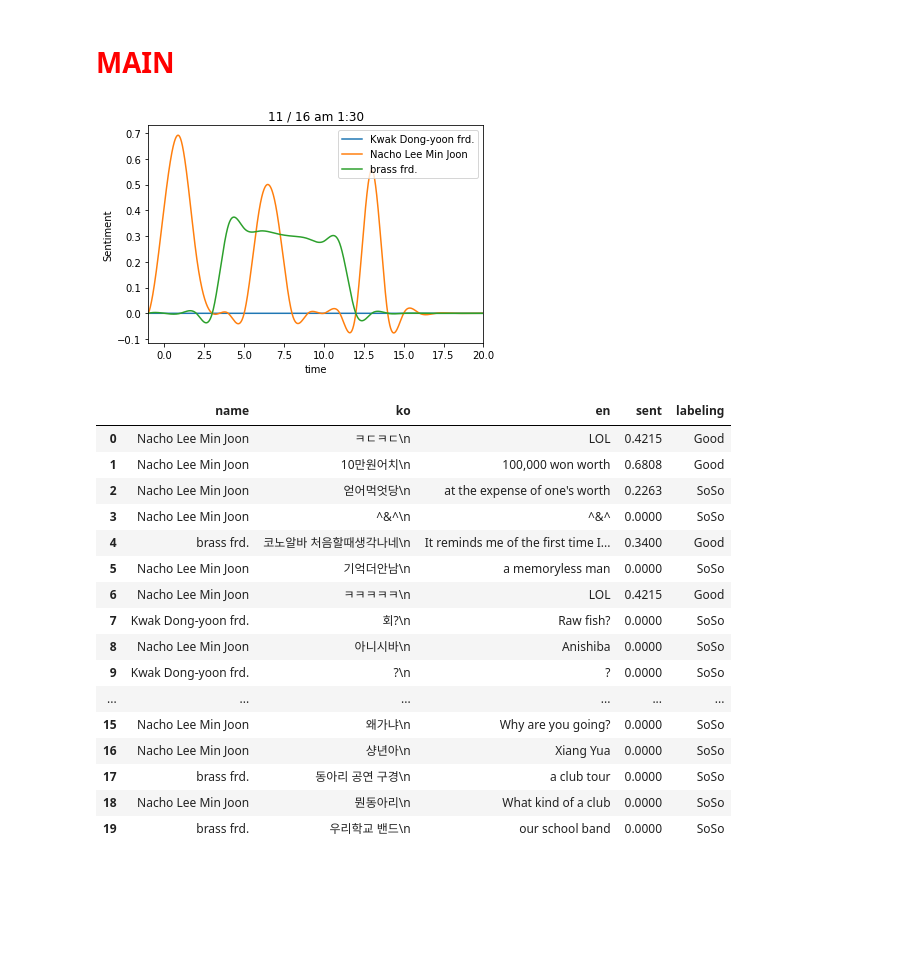
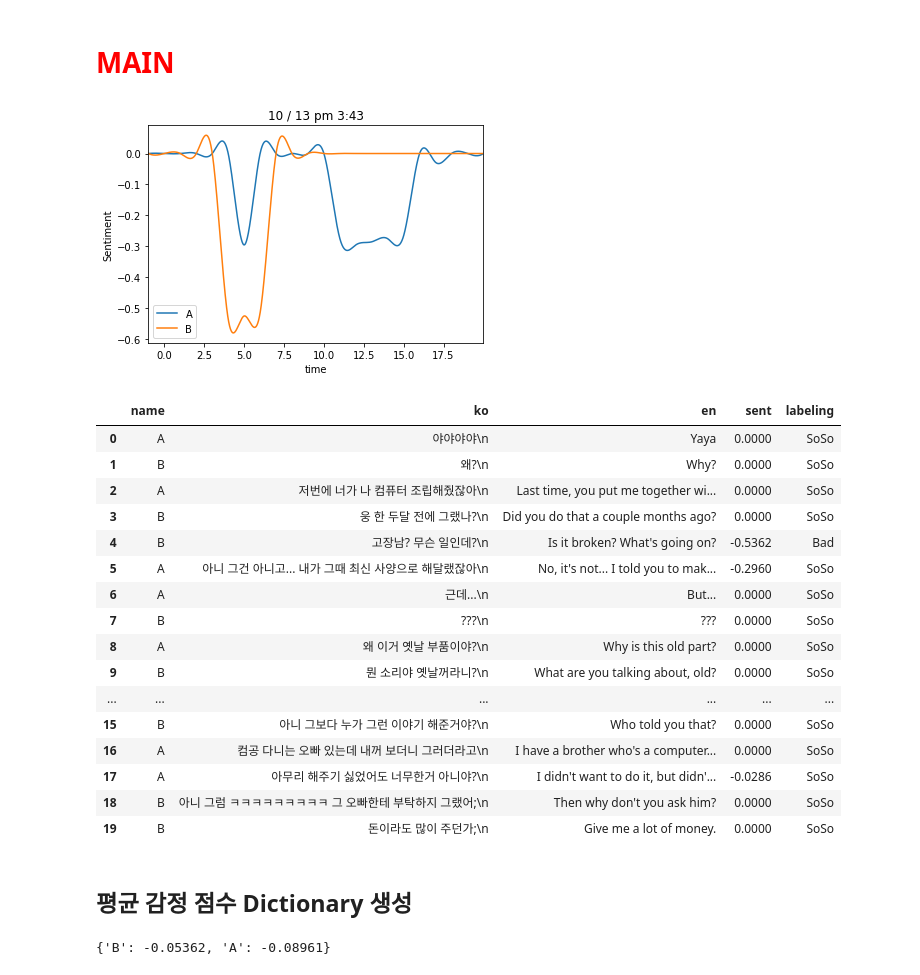
Before and after one commit to fxnnxc/Kakaotalk_conversation, a Jupyter notebook: KakaoTalk NLP Main.ipynb, the cells around one changed output. Cells and saved outputs as stored; diff of their text form; code cells hidden in the pictures; blank space fills up the shorter version.

Commit message:
add gitignore and get_avg_emotion_dict function

```diff
--- a/KakaoTalk NLP Main.ipynb
+++ b/KakaoTalk NLP Main.ipynb
@@ -161,52 +161,56 @@ def plot_time_sentiment(df, time):
 # %%
 import pandas as pd
 
 # set time
-Month = 11
-Day = 16
-AM = True
-Hour = 1
-Minute ="30"
+Month = 10
+Day = 13
+AM = False
+Hour = 3
+Minute ="43"
 
 
 #read file
-name_list, talk_list=conversation_to_list("95.txt",Month,Day,AM,Hour,Minute)
+name_list, talk_list=conversation_to_list("test1.txt",Month,Day,AM,Hour,Minute)
 
 #translate
 trans_list = conv_translate(talk_list[0:20])
 name_list = conv_translate(name_list)
 
 #make df
 df_chat = pd.DataFrame([name_list,talk_list,trans_list], index=['name','ko','en']).T
 df_chat['sent']=make_sent_list(df_chat['en'])
 df_chat['labeling']=df_chat['sent'].apply(lambda x:chat_labeling(x))
 
+df_chat
+
 #plot
 if AM:
     time = str(Month) +" / " +str(Day) +" am " + str(Hour) +":"+str(Minute)
 else:
     time = str(Month) +" / " +str(Day) +" pm " + str(Hour) +":"+str(Minute)
 df_for_plot = make_sent_df(df_chat['name'], df_chat['sent'], 0.01)
 plot_time_sentiment(df_for_plot, time)
 # %% [output]
-[figure, old version]
+[figure, new version]
 # %%
 df_chat
 # %% [output]
 |  | name | ko | en | sent | labeling |
-| 0 | Nacho Lee Min Joon | ㅋㄷㅋㄷ\n | LOL | 0.4215 | Good |
-| 1 | Nacho Lee Min Joon | 10만원어치\n | 100,000 won worth | 0.6808 | Good |
-| 2 | Nacho Lee Min Joon | 얻어먹엇당\n | at the expense of one's worth | 0.2263 | SoSo |
-| 3 | Nacho Lee Min Joon | ^&^\n | ^&^ | 0.0000 | SoSo |
-| 4 | brass frd. | 코노알바 처음할때생각나네\n | It reminds me of the first time I... | 0.3400 | Good |
-| 5 | Nacho Lee Min Joon | 기억더안남\n | a memoryless man | 0.0000 | SoSo |
-| 6 | Nacho Lee Min Joon | ㅋㅋㅋㅋㅋ\n | LOL | 0.4215 | Good |
-| 7 | Kwak Dong-yoon frd. | 회?\n | Raw fish? | 0.0000 | SoSo |
-| 8 | Nacho Lee Min Joon | 아니시바\n | Anishiba | 0.0000 | SoSo |
-| 9 | Kwak Dong-yoon frd. | ?\n | ? | 0.0000 | SoSo |
+| 0 | A | 야야야야\n | Yaya | 0.0000 | SoSo |
+| 1 | B | 왜?\n | Why? | 0.0000 | SoSo |
+| 2 | A | 저번에 너가 나 컴퓨터 조립해줬잖아\n | Last time, you put me together wi... | 0.0000 | SoSo |
+| 3 | B | 웅 한 두달 전에 그랬나?\n | Did you do that a couple months ago? | 0.0000 | SoSo |
+| 4 | B | 고장남? 무슨 일인데?\n | Is it broken? What's going on? | -0.5362 | Bad |
+| 5 | A | 아니 그건 아니고... 내가 그때 최신 사양으로 해달랬잖아\n | No, it's not... I told you to mak... | -0.2960 | SoSo |
+| 6 | A | 근데...\n | But... | 0.0000 | SoSo |
+| 7 | B | ???\n | ??? | 0.0000 | SoSo |
+| 8 | A | 왜 이거 옛날 부품이야?\n | Why is this old part? | 0.0000 | SoSo |
+| 9 | B | 뭔 소리야 옛날꺼라니?\n | What are you talking about, old? | 0.0000 | SoSo |
 | ... | ... | ... | ... | ... | ... |
-| 15 | Nacho Lee Min Joon | 왜가냐\n | Why are you going? | 0.0000 | SoSo |
-| 16 | Nacho Lee Min Joon | 샹년아\n | Xiang Yua | 0.0000 | SoSo |
-| 17 | brass frd. | 동아리 공연 구경\n | a club tour | 0.0000 | SoSo |
-| 18 | Nacho Lee Min Joon | 뭔동아리\n | What kind of a club | 0.0000 | SoSo |
-| 19 | brass frd. | 우리학교 밴드\n | our school band | 0.0000 | SoSo |
+| 15 | B | 아니 그보다 누가 그런 이야기 해준거야?\n | Who told you that? | 0.0000 | SoSo |
+| 16 | A | 컴공 다니는 오빠 있는데 내꺼 보더니 그러더라고\n | I have a brother who's a computer... | 0.0000 | SoSo |
+| 17 | A | 아무리 해주기 싫었어도 너무한거 아니야?\n | I didn't want to do it, but didn'... | -0.0286 | SoSo |
+| 18 | B | 아니 그럼 ㅋㅋㅋㅋㅋㅋㅋㅋㅋ 그 오빠한테 부탁하지 그랬어;\n | Then why don't you ask him? | 0.0000 | SoSo |
+| 19 | B | 돈이라도 많이 주던가;\n | Give me a lot of money. | 0.0000 | SoSo |
+# %% [markdown]
+## 평균 감정 점수 Dictionary 생성
@@ -212,0 +240,5 @@ df_chat
+# %%
+sent_list = make_sent_list(trans_list)
+get_avg_emotion(name_list, sent_list)
+# %% [output]
+{'B': -0.05362, 'A': -0.08961}
```
Also changed, not shown: parts of 3 cells of this notebook, 1 other file.
